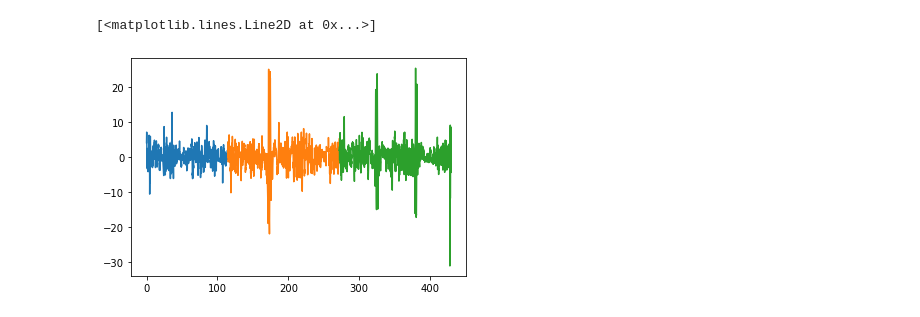
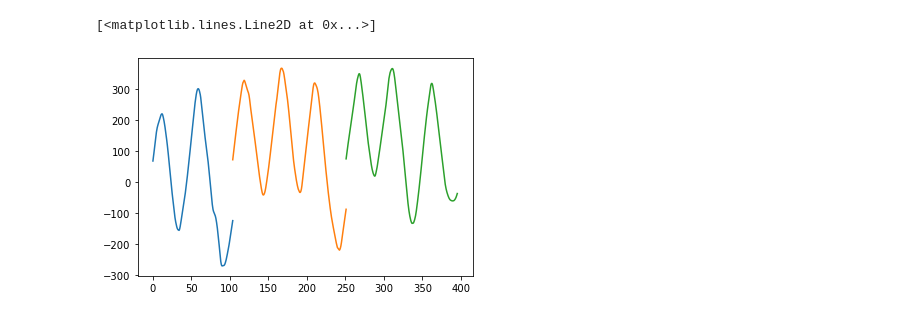
Before and after one commit to altlnt/Avion-Simulation-Identification, a Jupyter notebook: Modelization/concatenate_data.ipynb, the cells around one changed output. Saved outputs shown, nothing was run; the diff lists cells and outputs as text; code cells hidden in the pictures.

```diff
--- a/Modelization/concatenate_data.ipynb
+++ b/Modelization/concatenate_data.ipynb
@@ -142,7 +150,7 @@ log3_r["t"]=log3_r["t"]-log3_r['t'].min()+5e-3+log2_r["t"].max()
 # %%
-plt.plot(log1_r.t,log1_r['acc[2]'])
-plt.plot(log2_r.t,log2_r['acc[2]'])
-plt.plot(log3_r.t,log3_r['acc[2]'])
+plt.plot(log1_r.t,log1_r['pos[0]'])
+plt.plot(log2_r.t,log2_r['pos[0]'])
+plt.plot(log3_r.t,log3_r['pos[0]'])
 # %% [output]
 [<matplotlib.lines.Line2D at 0x...>]
-[figure, old version]
+[figure, new version]
```
Also changed, not shown: parts of 28 cells of this notebook, 24 other files.
